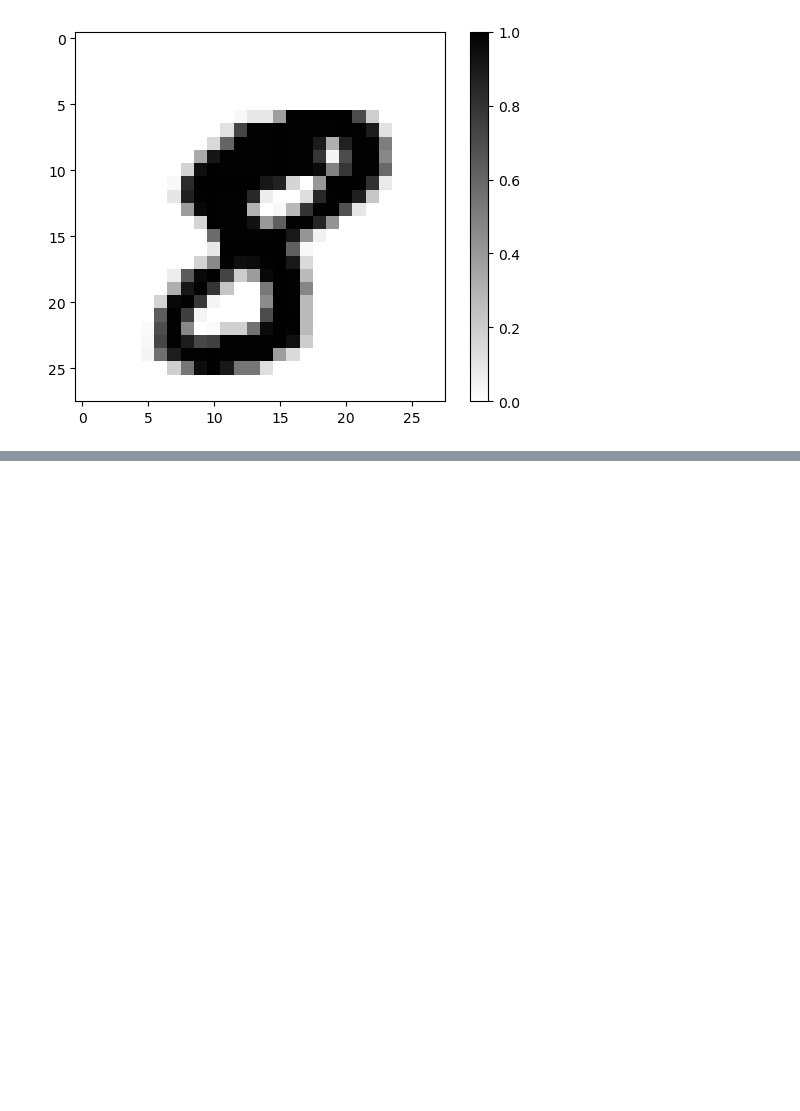
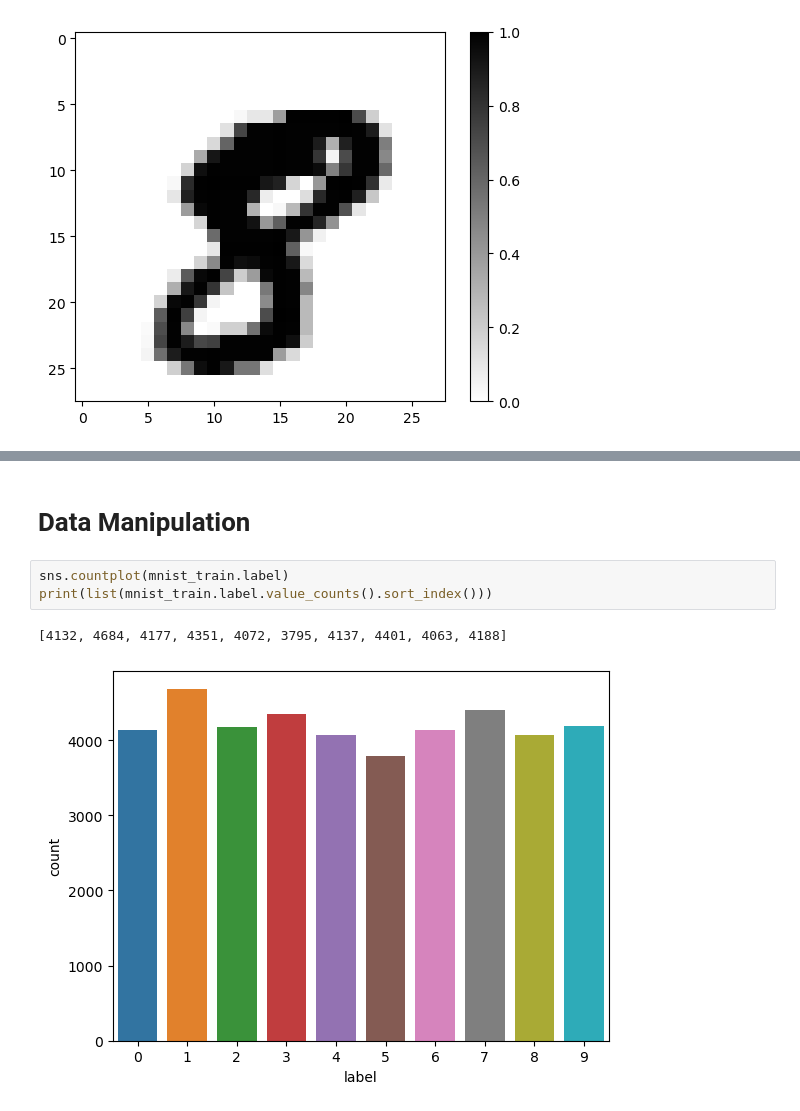
Before and after one commit to BhushanDive/Digit-Recognition-using-Na-ve-Bayes, a Jupyter notebook: Digits.ipynb, the cells around one changed output, grey strips where cells are left out. Saved outputs shown, nothing was run; the diff lists cells and outputs as text; blank space fills up the shorter version.

```diff
--- a/Digits.ipynb
+++ b/Digits.ipynb
@@ -155,0 +250,8 @@ DIGIT : 8
+# %% [markdown]
+# Data Manipulation
+# %%
+sns.countplot(mnist_train.label)
+print(list(mnist_train.label.value_counts().sort_index()))
+# %% [output]
+[4132, 4684, 4177, 4351, 4072, 3795, 4137, 4401, 4063, 4188]
+[figure, added]
```
Also changed, not shown: parts of 15 cells of this notebook.
